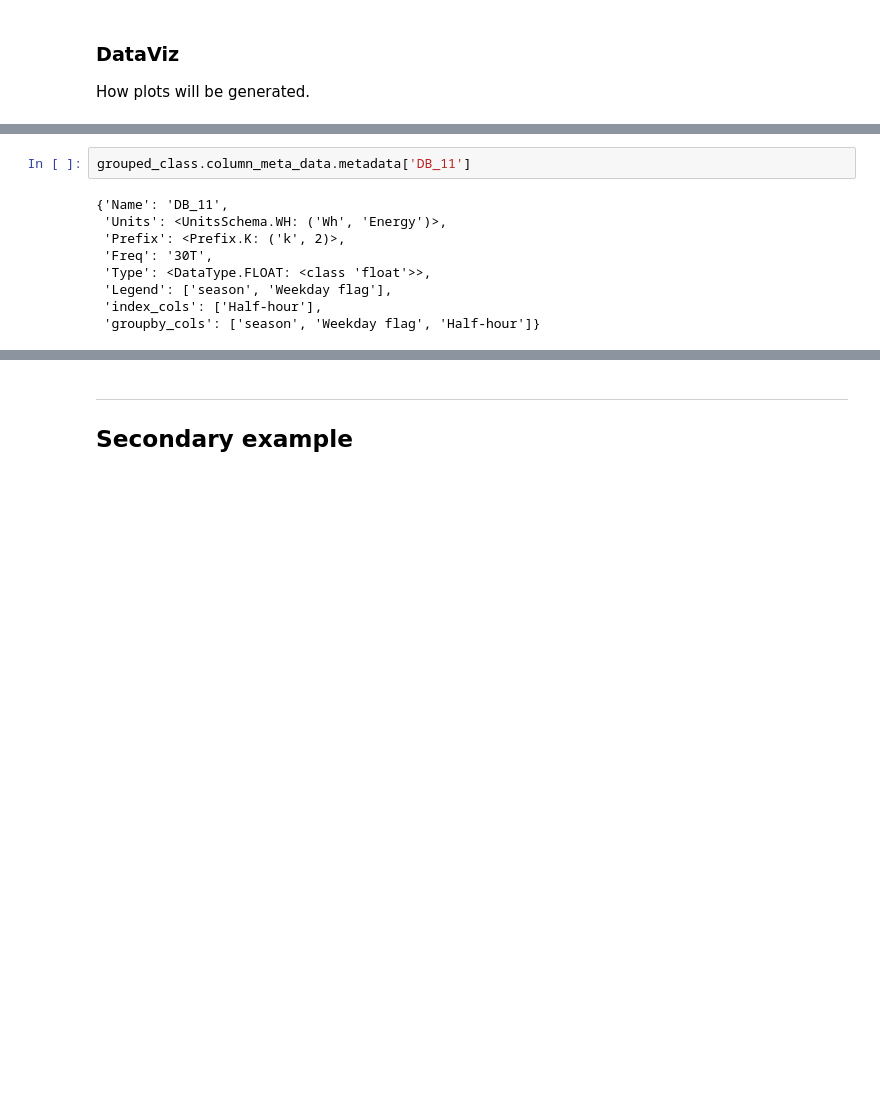
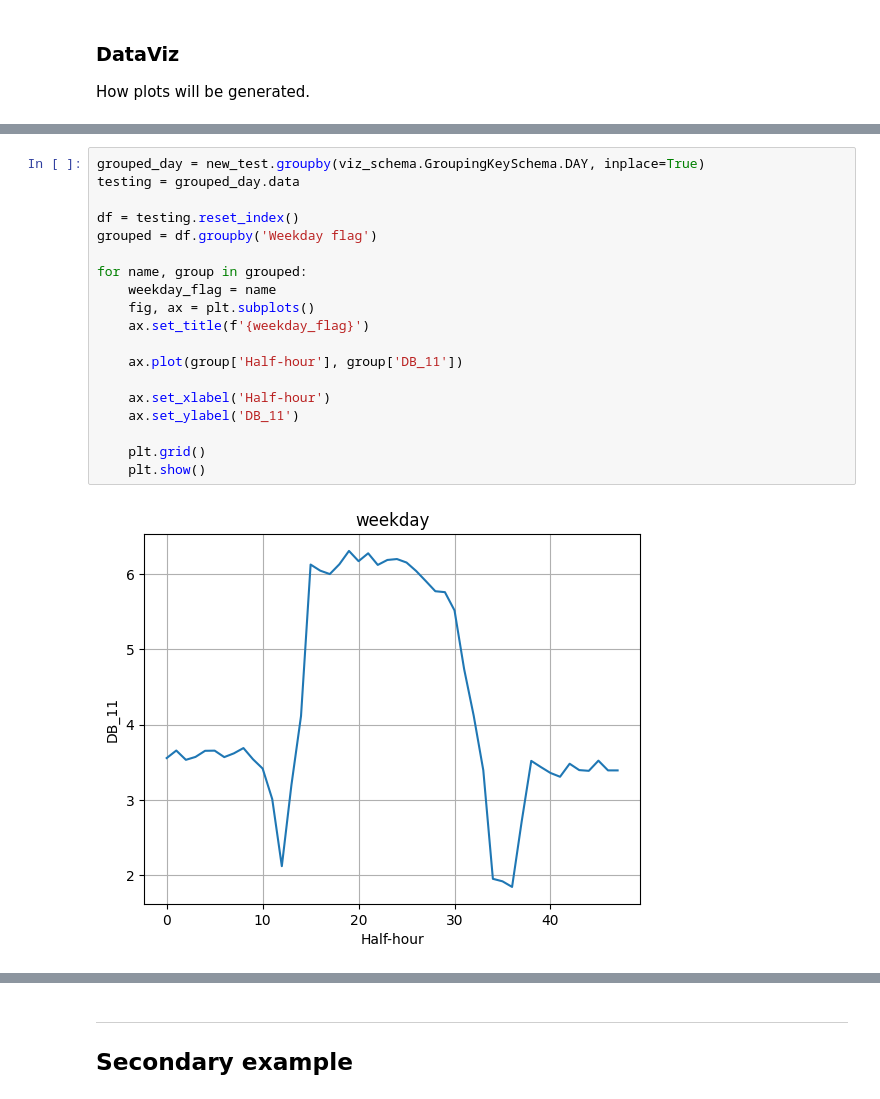
Before and after one commit to empowering-energy-solutions-ltd/e2sviz, a Jupyter notebook: notebooks/clean_demo.ipynb, the cells around one changed output, grey strips where cells are left out. Saved outputs shown, nothing was run; the diff lists cells and outputs as text; blank space fills up the shorter version.

Commit message:
Task: some groupby plot now working Need clean tho

```diff
--- a/notebooks/clean_demo.ipynb
+++ b/notebooks/clean_demo.ipynb
@@ -176,11 +186,21 @@ grouped_class = new_test.groupby(viz_schema.GroupingKeySchema.DAY_SEASON, inplac
-# %%
-grouped_class.column_meta_data.metadata['DB_11']
-# %% [output]
-{'Name': 'DB_11',
- 'Units': <UnitsSchema.WH: ('Wh', 'Energy')>,
- 'Prefix': <Prefix.K: ('k', 2)>,
- 'Freq': '30T',
- 'Type': <DataType.FLOAT: <class 'float'>>,
- 'Legend': ['season', 'Weekday flag'],
- 'index_cols': ['Half-hour'],
- 'groupby_cols': ['season', 'Weekday flag', 'Half-hour']}
+# %%
+grouped_day = new_test.groupby(viz_schema.GroupingKeySchema.DAY, inplace=True)
+testing = grouped_day.data
+
+df = testing.reset_index()
+grouped = df.groupby('Weekday flag')
+
+for name, group in grouped:
+    weekday_flag = name
+    fig, ax = plt.subplots()
+    ax.set_title(f'{weekday_flag}')
+
+    ax.plot(group['Half-hour'], group['DB_11'])
+
+    ax.set_xlabel('Half-hour')
+    ax.set_ylabel('DB_11')
+
+    plt.grid()
+    plt.show()
+# %% [output]
+[figure, added]
```
Also changed, not shown: parts of 16 cells of this notebook, 3 other files.
